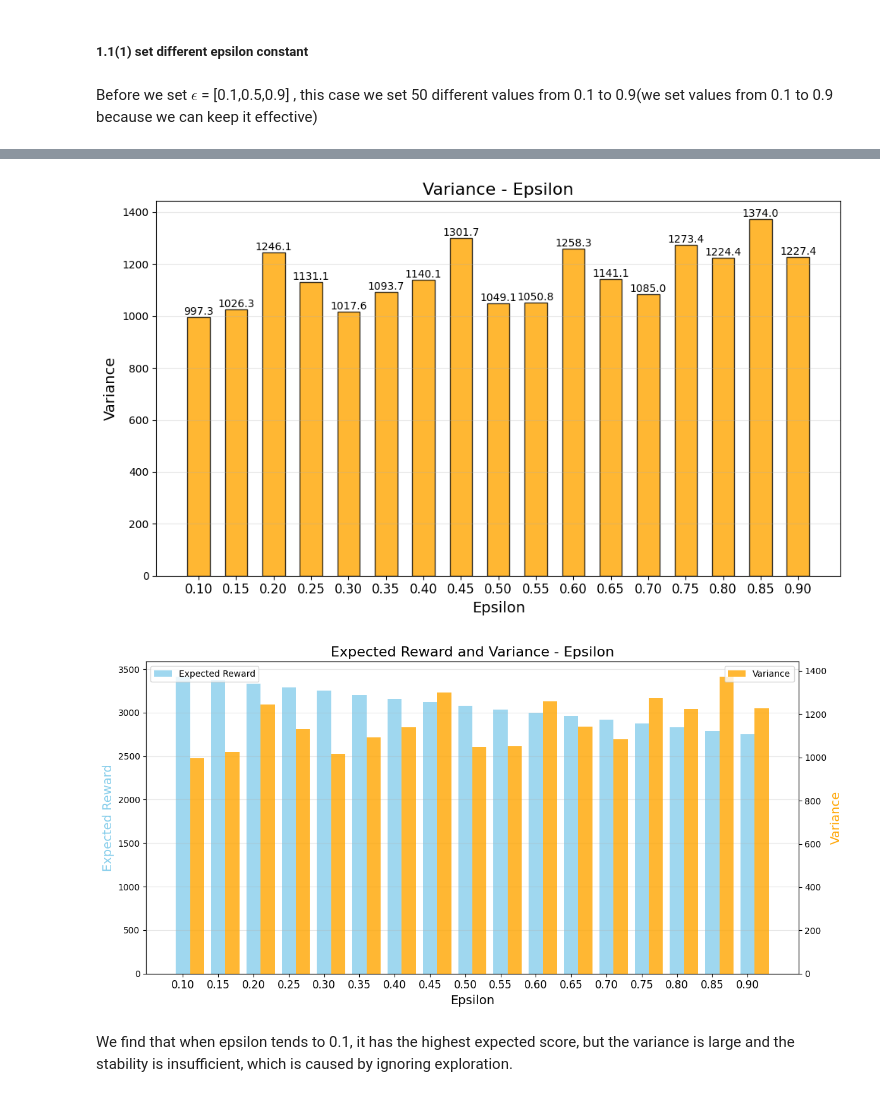
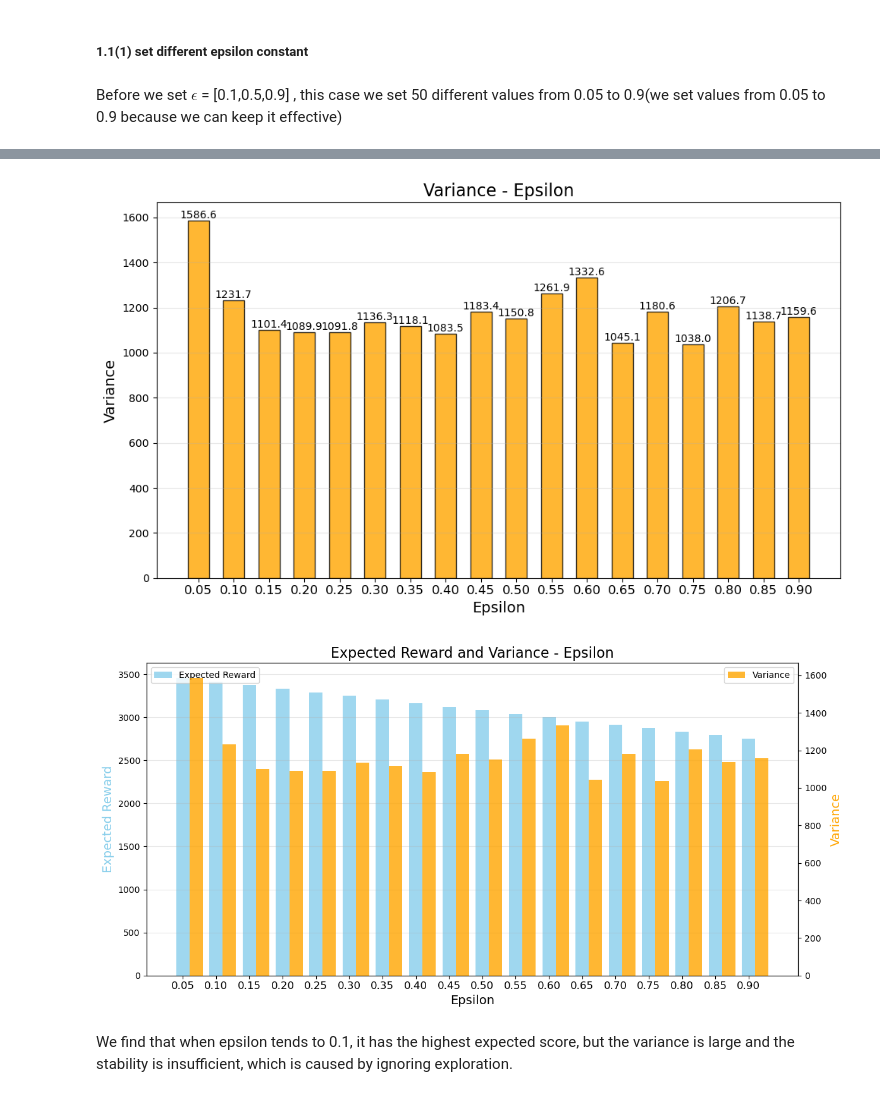
Before and after one commit to XiongWenye/Bandit-Learning, a Jupyter notebook: Part_I_Classical_Bandit_Algorithms/Classical_Bandit_Algorithms.ipynb, the cells around one changed output, grey strips where cells are left out. Drawn from its saved outputs; the diff is of its cells as text; code cells hidden in the pictures.

```diff
--- a/Part_I_Classical_Bandit_Algorithms/Classical_Bandit_Algorithms.ipynb
+++ b/Part_I_Classical_Bandit_Algorithms/Classical_Bandit_Algorithms.ipynb
@@ -492,14 +492,14 @@ What we've done before is treat $\epsilon$ as a constant:[0.1, 0.5, 0.9], but we
 # %% [markdown]
 ##### 1.1(1) set different epsilon constant
 # %% [markdown]
-Before we set $\epsilon$ = [0.1,0.5,0.9] , this case we set 50 different values from 0.1 to 0.9(we set values from 0.1 to 0.9 because we can keep it effective)
+Before we set $\epsilon$ = [0.1,0.5,0.9] , this case we set 50 different values from 0.05 to 0.9(we set values from 0.05 to 0.9 because we can keep it effective)
 # %%
 import numpy as np
 import matplotlib.pyplot as plt
 
 N = 5000  # 每个实验的步数
 num_trials = 200  # 实验次数
-epsilons = np.arange(0.1, 0.95, 0.05)  # epsilon 的值从0.1到0.9，每隔0.05
+epsilons = np.arange(0.05, 0.95, 0.05)
 results_rewards = {
     'epsilon_greedy': [],
 }
@@ -610,5 +610,5 @@ plot_combined(results_rewards['epsilon_greedy'], results_variances['epsilon_gree
-[figure, old version]
+[figure, new version]
-[figure, old version]
+[figure, new version]
 # %% [markdown]
 We find that when epsilon tends to 0.1, it has the highest expected score, but the variance is large and the stability is insufficient, which is caused by ignoring exploration.
 # %% [markdown]
```
Also changed, not shown: parts of 20 cells of this notebook.
